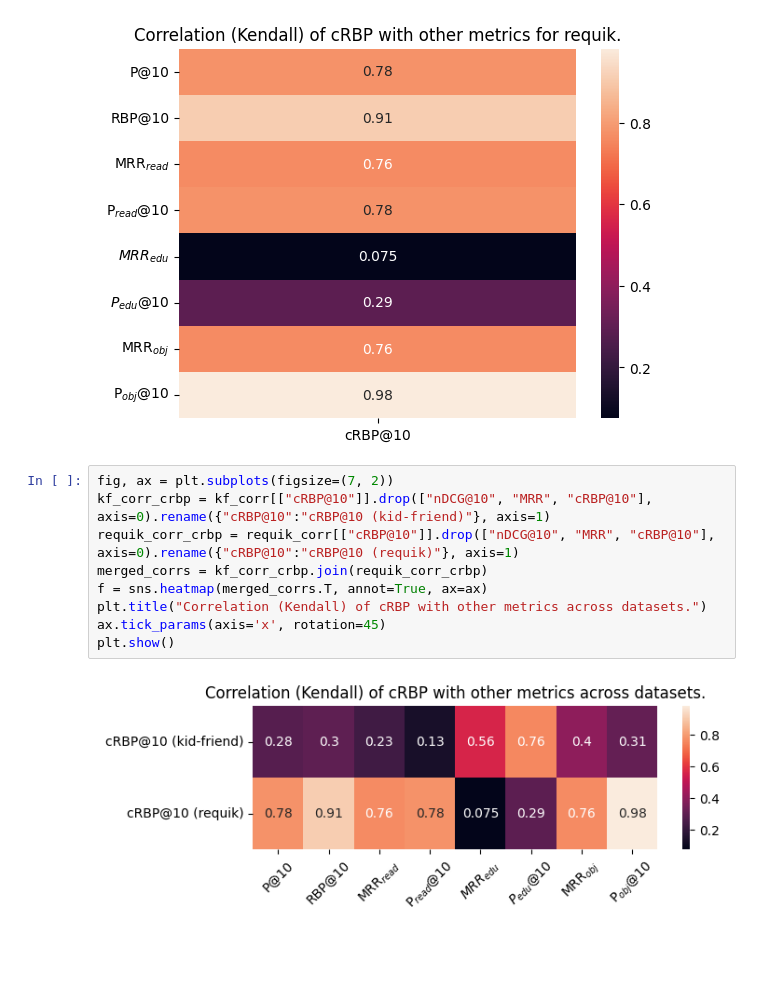
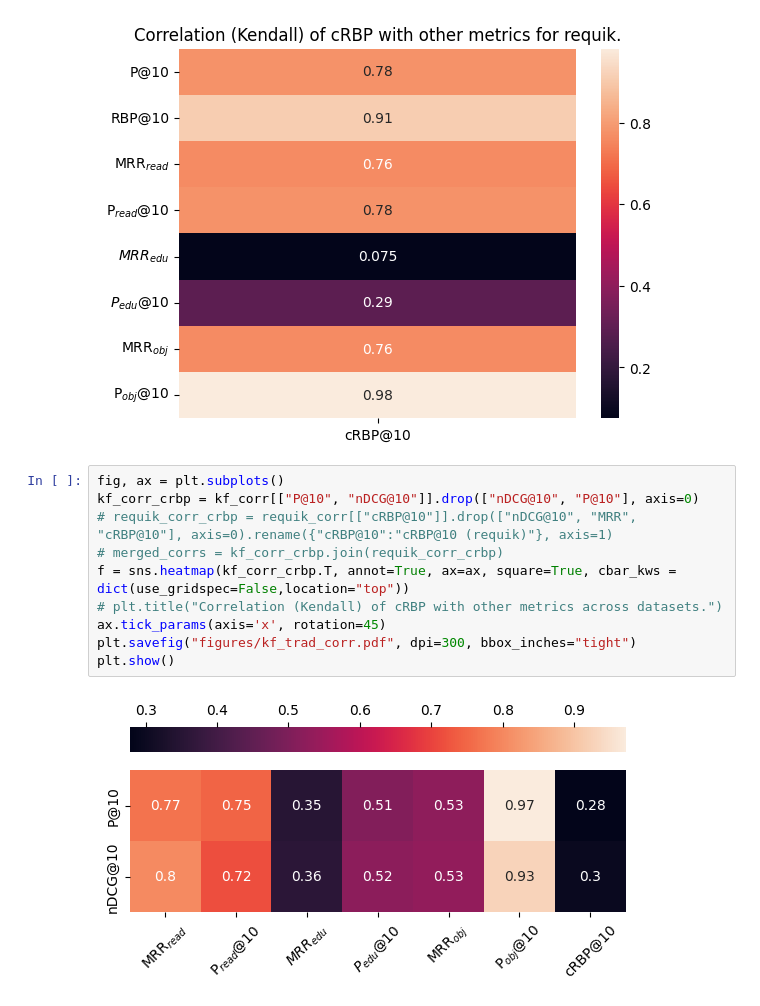
Before and after one commit to SOLandChildren/ChildCenteredEvaluation, a Jupyter notebook: code/evaluation.ipynb, the cells around one changed output. Saved outputs shown, nothing was run; the diff lists cells and outputs as text; blank space fills up the shorter version.

```diff
--- a/code/evaluation.ipynb
+++ b/code/evaluation.ipynb
@@ -1059,13 +1062,14 @@ plt.show()
 # %% [output]
 [figure]
 # %%
-fig, ax = plt.subplots(figsize=(7, 2))
-kf_corr_crbp = kf_corr[["cRBP@10"]].drop(["nDCG@10", "MRR", "cRBP@10"], axis=0).rename({"cRBP@10":"cRBP@10 (kid-friend)"}, axis=1)
-requik_corr_crbp = requik_corr[["cRBP@10"]].drop(["nDCG@10", "MRR", "cRBP@10"], axis=0).rename({"cRBP@10":"cRBP@10 (requik)"}, axis=1)
-merged_corrs = kf_corr_crbp.join(requik_corr_crbp)
-f = sns.heatmap(merged_corrs.T, annot=True, ax=ax)
-plt.title("Correlation (Kendall) of cRBP with other metrics across datasets.")
+fig, ax = plt.subplots()
+kf_corr_crbp = kf_corr[["P@10", "nDCG@10"]].drop(["nDCG@10", "P@10"], axis=0)
+# requik_corr_crbp = requik_corr[["cRBP@10"]].drop(["nDCG@10", "MRR", "cRBP@10"], axis=0).rename({"cRBP@10":"cRBP@10 (requik)"}, axis=1)
+# merged_corrs = kf_corr_crbp.join(requik_corr_crbp)
+f = sns.heatmap(kf_corr_crbp.T, annot=True, ax=ax, square=True, cbar_kws = dict(use_gridspec=False,location="top"))
+# plt.title("Correlation (Kendall) of cRBP with other metrics across datasets.")
 ax.tick_params(axis='x', rotation=45)
+plt.savefig("figures/kf_trad_corr.pdf", dpi=300, bbox_inches="tight")
 plt.show()
 # %% [output]
-[figure, old version]
+[figure, new version]
```
Also changed, not shown: parts of 1 cell of this notebook, 3 other files.
